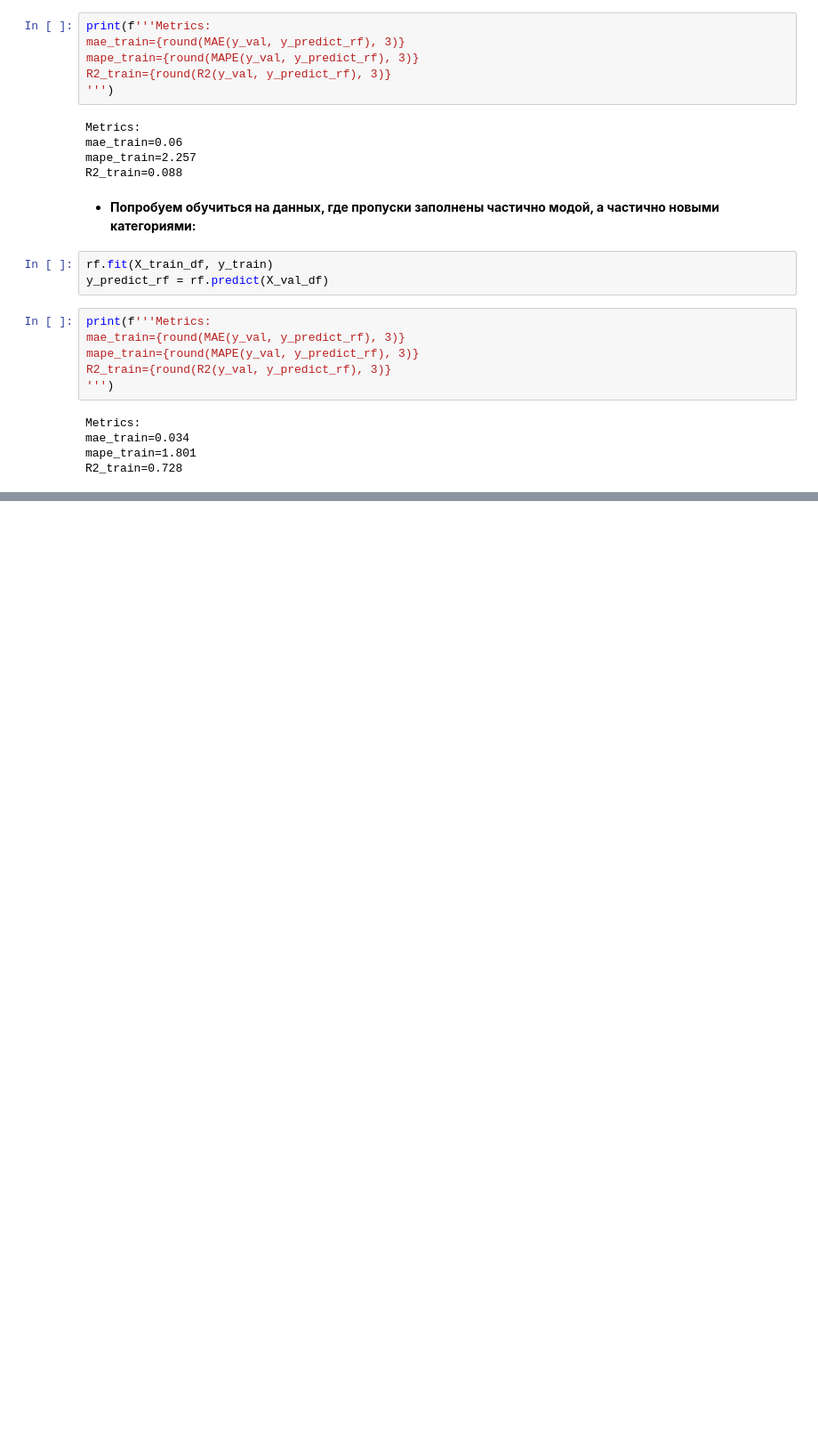
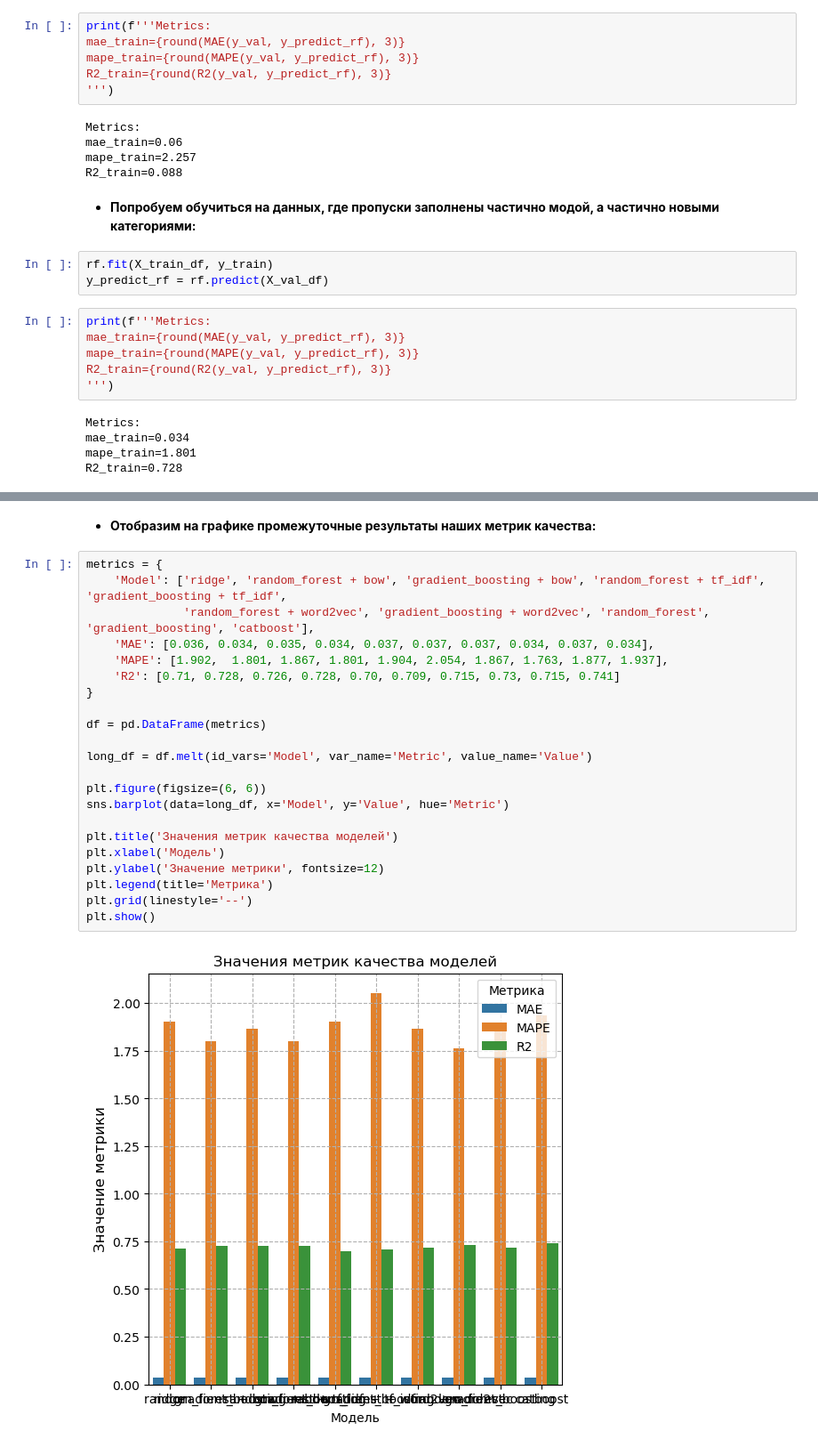
Before and after one commit to Aculanma/determining-the-popularity-of-geolocation-for-atm-placement, a Jupyter notebook: years_project_checkpoint5.ipynb, the cells around one changed output, grey strips where cells are left out. Shown at 89% size. Cells and saved outputs as stored; diff of their text form; blank space fills up the shorter version.

Commit message:
Finished with text models and trained nonlinear models

```diff
--- a/years_project_checkpoint3.ipynb
+++ b/years_project_checkpoint5.ipynb
@@ -1640,0 +2115,26 @@ R2_train=0.728
+# %% [markdown]
+- __Отобразим на графике промежуточные результаты наших метрик качества:__
+# %%
+metrics = {
+    'Model': ['ridge', 'random_forest + bow', 'gradient_boosting + bow', 'random_forest + tf_idf', 'gradient_boosting + tf_idf',
+              'random_forest + word2vec', 'gradient_boosting + word2vec', 'random_forest', 'gradient_boosting', 'catboost'],
+    'MAE': [0.036, 0.034, 0.035, 0.034, 0.037, 0.037, 0.037, 0.034, 0.037, 0.034],
+    'MAPE': [1.902,  1.801, 1.867, 1.801, 1.904, 2.054, 1.867, 1.763, 1.877, 1.937],
+    'R2': [0.71, 0.728, 0.726, 0.728, 0.70, 0.709, 0.715, 0.73, 0.715, 0.741]
+}
+
+df = pd.DataFrame(metrics)
+
+long_df = df.melt(id_vars='Model', var_name='Metric', value_name='Value')
+
+plt.figure(figsize=(6, 6))
+sns.barplot(data=long_df, x='Model', y='Value', hue='Metric')
+
+plt.title('Значения метрик качества моделей')
+plt.xlabel('Модель')
+plt.ylabel('Значение метрики', fontsize=12)
+plt.legend(title='Метрика')
+plt.grid(linestyle='--')
+plt.show()
+# %% [output]
+[figure, added]
```
Also changed, not shown: parts of 112 cells of this notebook, 7 other files.
